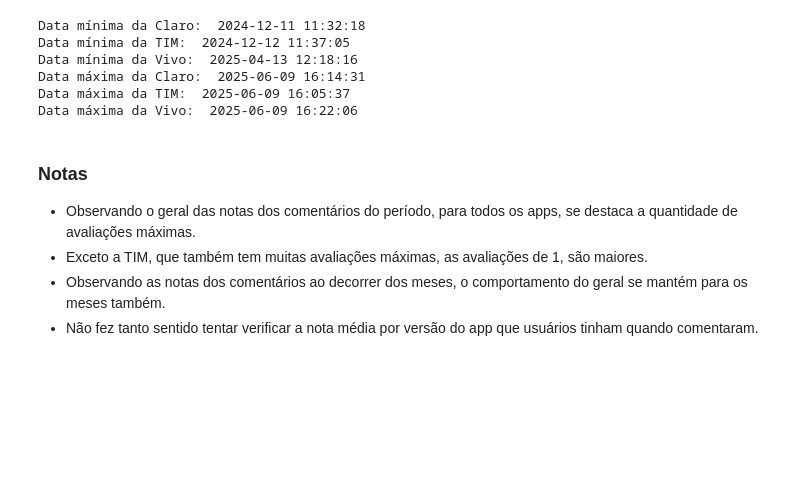
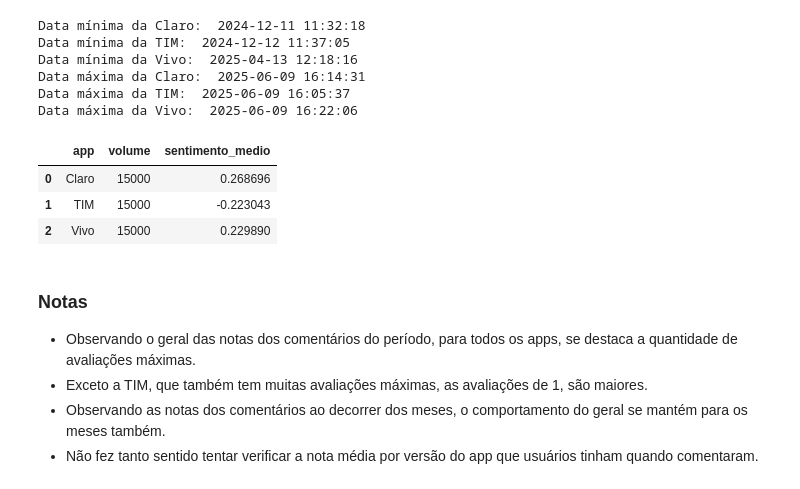
Before and after one commit to PedroReste/analises_e_insights, a Jupyter notebook: sentimentos_e_temas_de_comentarios_de_apps/notebook_operadoras.ipynb, the cells around one changed output. Cells and saved outputs as stored; diff of their text form; code cells hidden in the pictures; blank space fills up the shorter version.

```diff
--- a/sentimentos_e_temas_de_comentarios_de_apps/notebook_operadoras.ipynb
+++ b/sentimentos_e_temas_de_comentarios_de_apps/notebook_operadoras.ipynb
@@ -269,6 +282,27 @@ Data mínima da Vivo:  2025-04-13 12:18:16
 Data máxima da Claro:  2025-06-09 16:14:31
 Data máxima da TIM:  2025-06-09 16:05:37
 Data máxima da Vivo:  2025-06-09 16:22:06
+# %%
+#Sentimento Geral do App
+df_explodido = df.explode('app')
+
+df_explodido['sentimento_continuo'] = (
+    df_explodido['sentiment_POS'] * 1 +
+    df_explodido['sentiment_NEU'] * 0 +
+    df_explodido['sentiment_NEG'] * -1
+)
+
+df_tema = df_explodido.groupby('app').agg(
+    volume=('app', 'count'),
+    sentimento_medio=('sentimento_continuo', 'mean')
+).reset_index()
+
+df_tema
+# %% [output]
+|  | app | volume | sentimento_medio |
+| 0 | Claro | 15000 | 0.268696 |
+| 1 | TIM | 15000 | -0.223043 |
+| 2 | Vivo | 15000 | 0.229890 |
 # %% [markdown]
 ### Notas
 - Observando o geral das notas dos comentários do período, para todos os apps, se destaca a quantidade de avaliações máximas.
```
Also changed, not shown: parts of 8 cells of this notebook, 4 other files.
